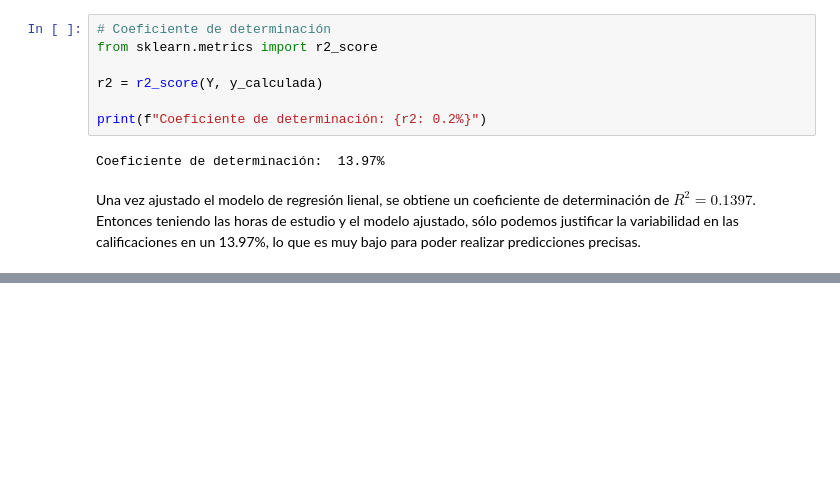
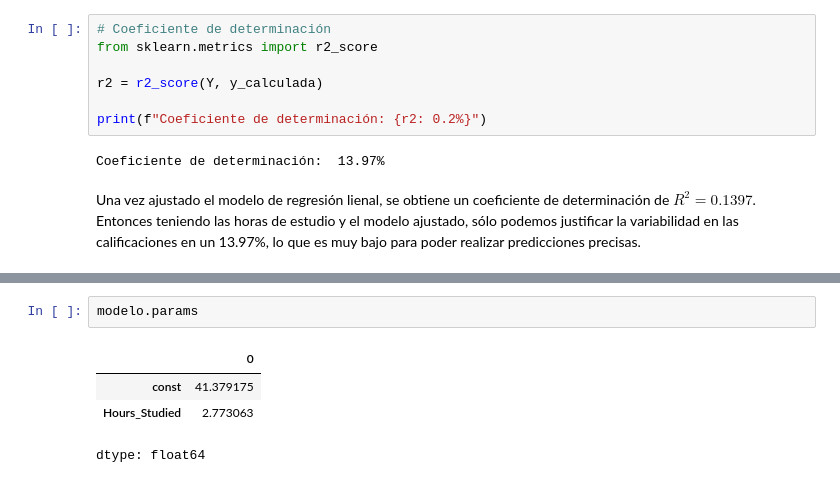
Before and after one commit to 450fausto/EstadisticaVerano2026, a Jupyter notebook: StudentPerformance/Student_Performance.ipynb, the cells around one changed output, grey strips where cells are left out. Cells and saved outputs as stored; diff of their text form; blank space fills up the shorter version.

```diff
--- a/StudentPerformance/Student_Performance.ipynb
+++ b/StudentPerformance/Student_Performance.ipynb
@@ -113,0 +122,7 @@ Una vez ajustado el modelo de regresión lienal, se obtiene un coeficiente de de
+# %%
+modelo.params
+# %% [output]
+|  | 0 |
+| const | 41.379175 |
+| Hours_Studied | 2.773063 |
+dtype: float64
```
Also changed, not shown: parts of 13 cells of this notebook.
